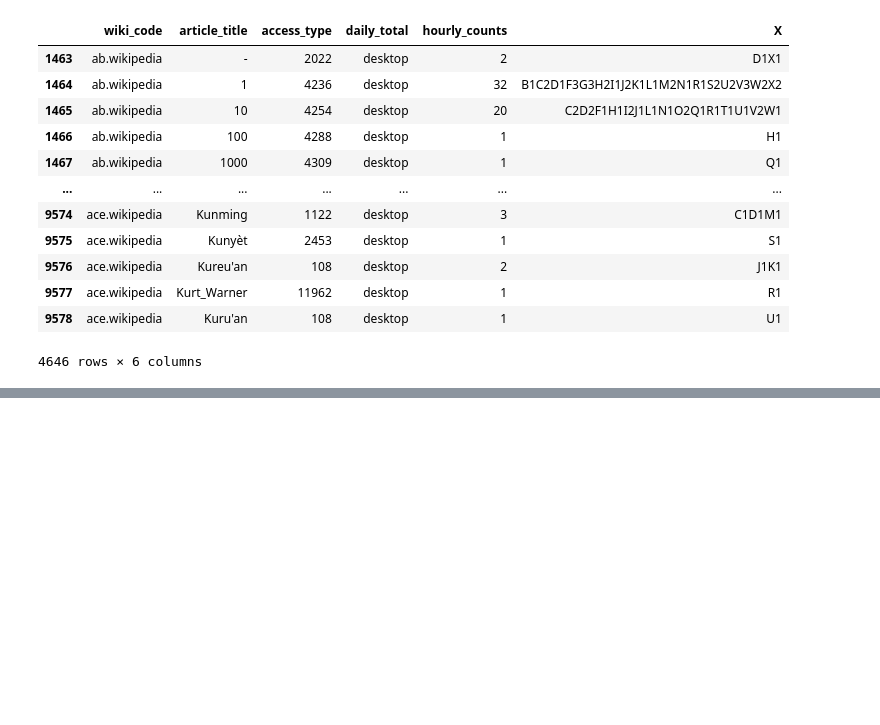
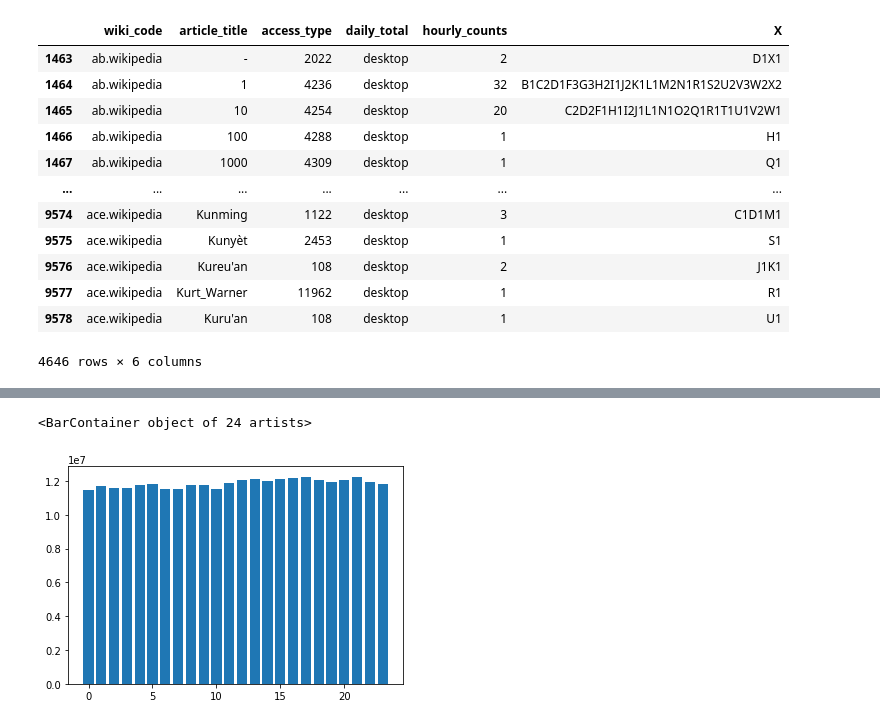
Before and after one commit to charelF/LSDEW4, a Jupyter notebook: exploration/alex_exploration1.ipynb, the cells around one changed output, grey strips where cells are left out. Saved outputs shown, nothing was run; the diff lists cells and outputs as text; code cells hidden in the pictures; blank space fills up the shorter version.

```diff
--- a/exploration/alex_exploration1.ipynb
+++ b/exploration/alex_exploration1.ipynb
@@ -57,0 +104,8 @@ pv_spider_20190102[pv_spider_20190102["daily_total"]=="desktop"]
+# %%
+columns = df_20210101_auto.columns
+
+print(df_20210101_auto.isna().any())
+
+tit = df_20210101_auto
+# %%
+df_20210101_auto = df_20210101_auto.sort_values(by="title").reset_index(drop=True)
@@ -57,0 +126,23 @@ pv_spider_20190102[pv_spider_20190102["daily_total"]=="desktop"]
+# %%
+
+def column_merger(columns):
+    columns = ['%s%s' % (a, '_%s' % b if b else '') for a, b in columns]
+    return columns
+
+def count_unique(series):
+    return len(np.unique(series))
+
+def mean_absolute_deviation(x):
+    return np.mean(np.abs(x - np.mean(x)))
+# %%
+simple_stats = {
+    "total": [np.mean, np.sum, kurtosis]
+}
+
+
+df_temp = df_20210101_auto
+df_temp = df_temp.astype(dtype= {"total":"float64", "hour": "int64"})
+df_temp = df_temp.groupby(by=["hour"]).agg(simple_stats).reset_index()
+df_temp.columns = column_merger(df_temp.columns)
+
+df_temp
@@ -57,0 +167,7 @@ pv_spider_20190102[pv_spider_20190102["daily_total"]=="desktop"]
+# %%
+# plt.hist(df_temp["total_sum"], bins=24)
+
+plt.bar(df_temp["hour"],df_temp["total_sum"],align='center')
+# %% [output]
+<BarContainer object of 24 artists>
+[figure, added]
```
Also changed, not shown: parts of 6 cells of this notebook.
